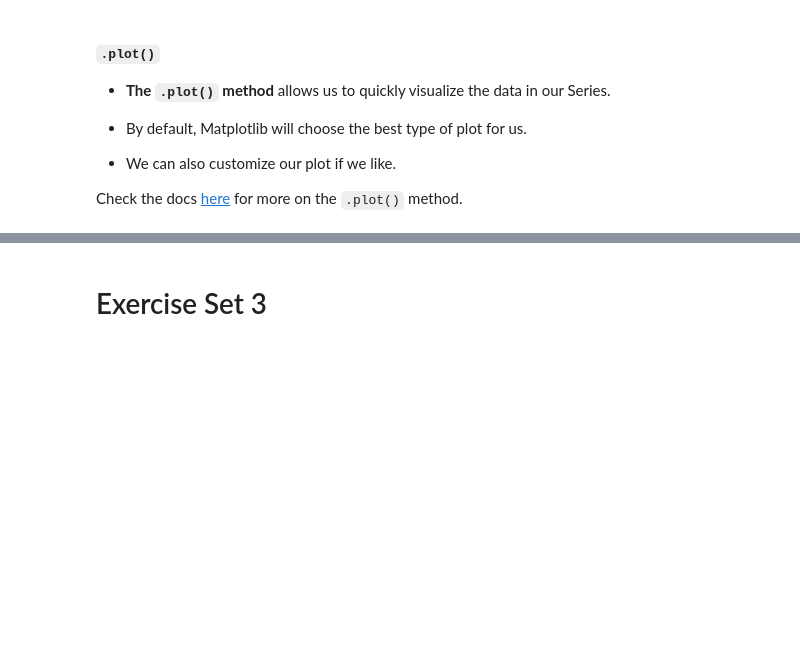
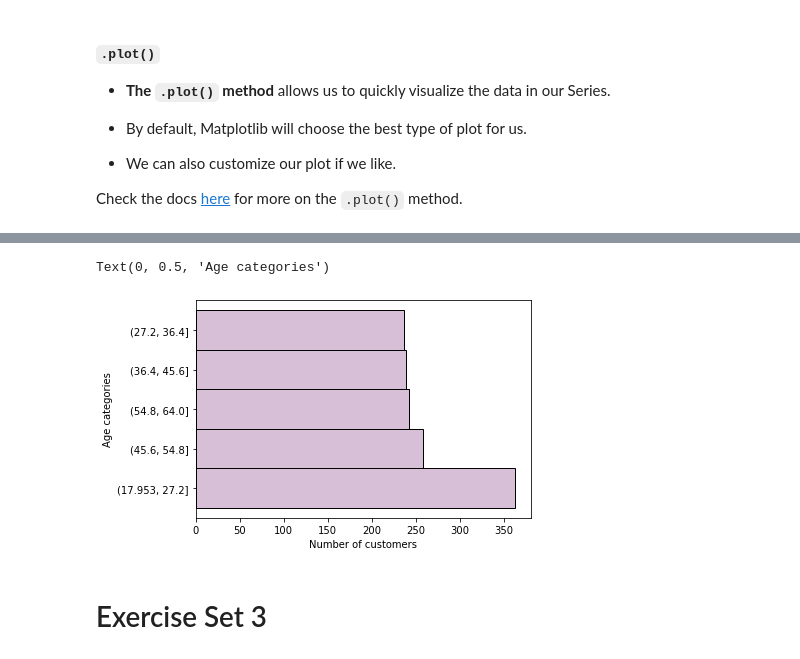
Before and after one commit to CodeupClassroom/hopper-data-science-libraries, a Jupyter notebook: pandas_series_lesson.ipynb, the cells around one changed output, grey strips where cells are left out. Drawn from its saved outputs; the diff is of its cells as text; code cells hidden in the pictures; blank space fills up the shorter version.

```diff
--- a/pandas_series_lesson.ipynb
+++ b/pandas_series_lesson.ipynb
@@ -1008,9 +1058,15 @@ Check the docs [here](https://pandas.pydata.org/pandas-docs/version/0.24.2/refer
 # %%
 # I can clean up my plot and add labels.
 
+ages.value_counts(bins = 5).plot.barh(color = 'thistle',
+                                     ec = 'k',
+                                     width = 1)
 
-# reorder y-axis of horizontal bar chart
-plt.gca().invert_yaxis()
+plt.xlabel('Number of customers')
+plt.ylabel('Age categories')
+# %% [output]
+Text(0, 0.5, 'Age categories')
+[figure, added]
 # %% [markdown]
 # Exercise Set 3
 # %% [markdown]
```
Also changed, not shown: parts of 7 cells of this notebook.
